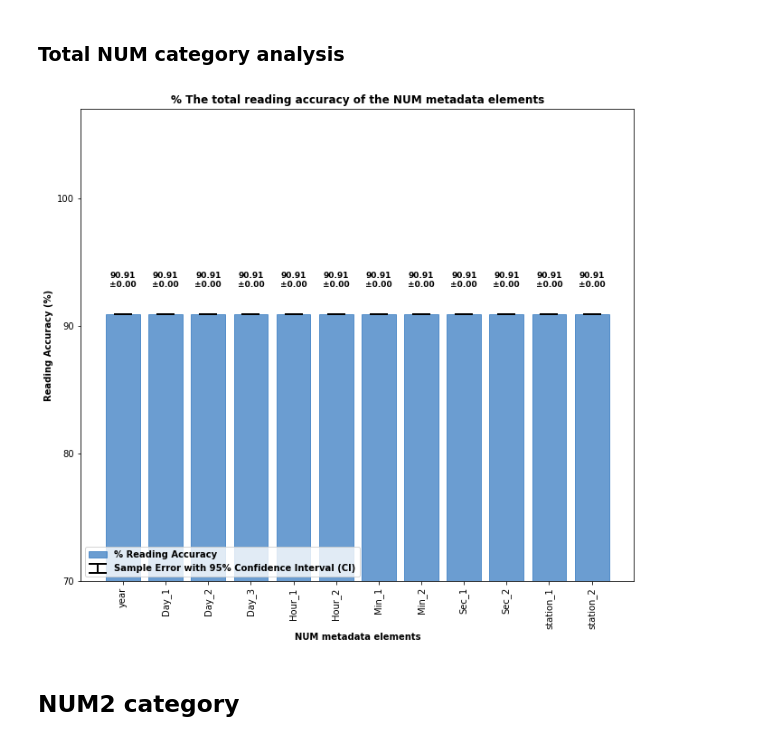
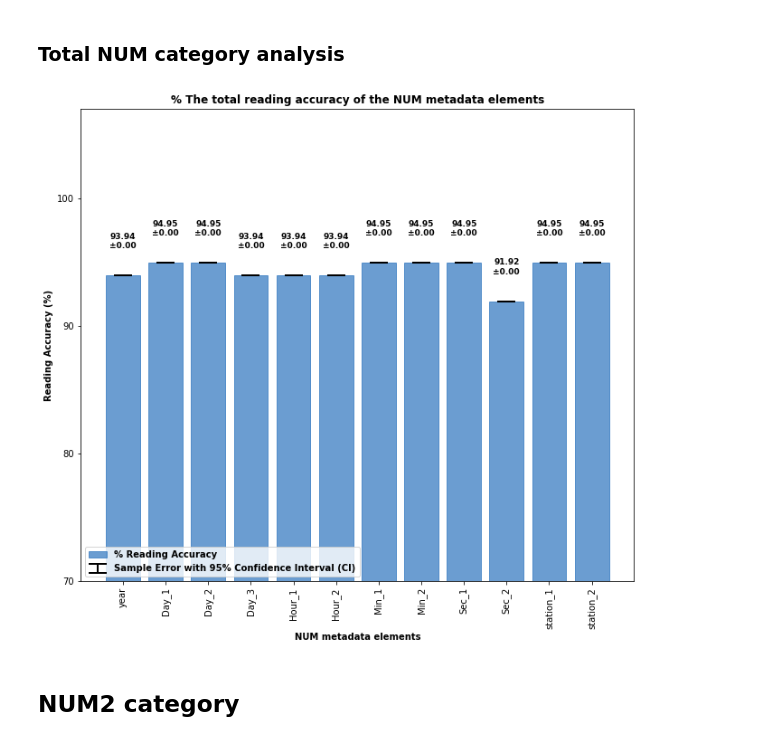
Before and after one commit to asc-csa/Alouette_ISIS_extract, a Jupyter notebook: code/C_Overall Metadata Reading Accuracy for Alouette-1.ipynb, the cells around one changed output. Cells and saved outputs as stored; diff of their text form; code cells hidden in the pictures.

```diff
--- a/code/C_Overall Metadata Reading Accuracy for Alouette-1.ipynb
+++ b/code/C_Overall Metadata Reading Accuracy for Alouette-1.ipynb
@@ -92,13 +18,0 @@ def analyze_batch(filename, batch_name, category_type, total_df): #x is for labe
-# %%
-def calculate_combined_accuracy(n_BATCH_I_images_correct, n_BATCH_I_sample,  n_BATCH_II_images_correct , n_BATCH_II_sample, sample_size):
-    combined_accuracy_data = []
-    categorical_columns = ['year','Day_1','Day_2','Day_3','Hour_1','Hour_2','Min_1',
-                       'Min_2','Sec_1','Sec_2','station_1','station_2']
-    z_score = 1.96
-    for i in range(len(categorical_columns)):
-        column = categorical_columns [i]
-        combined_accuracy = (n_BATCH_I_images_correct + n_BATCH_II_images_correct)/(n_BATCH_I_sample +  n_BATCH_II_sample)
-        combined_sample_error = np.sqrt(combined_accuracy*(1-combined_accuracy)/sample_size)
-        combined_confidence_interval = z_score*combined_sample_error
-        combined_accuracy_data.append((column, combined_accuracy* 100,combined_sample_error,  combined_confidence_interval))
-    return combined_accuracy_data
@@ -137,0 +94,12 @@ def plot_combined_accuracy(category_type, combined_accuracy):
+# %%
+def calculate_combined_accuracy(column_sums_I, column_sums_II, sample_size, total_batch_analyzed):
+    combined_accuracy_data = []
+    categorical_columns = ['year','Day_1','Day_2','Day_3','Hour_1','Hour_2','Min_1',
+                       'Min_2','Sec_1','Sec_2','station_1','station_2']
+    z_score = 1.96
+    for column in categorical_columns:
+        combined_accuracy = (column_sums_I[column] + column_sums_II[column])/ total_batch_analyzed
+        combined_sample_error = np.sqrt(combined_accuracy*(1-combined_accuracy)/sample_size)
+        combined_confidence_interval = z_score*combined_sample_error
+        combined_accuracy_data.append((column, combined_accuracy* 100,combined_sample_error,  combined_confidence_interval))
+    return combined_accuracy_data
@@ -180,0 +161,2 @@ Confidence Interval for the "station_2" element: 3.96
+# %%
+column_sums_I = analyze_batch ("L:/DATA/Alouette_I/BATCH_I_Run2/07_Accuracy/BatchI_QA.csv", 'Batch_I', 'NUM', total_df_I)
@@ -203,0 +184,2 @@ Confidence Interval for the "station_2" element: 7.52
+# %%
+column_sums_II = analyze_batch ("L:/DATA/Alouette_I/BATCH_II_Run2/07_MQA/Batch2_QA_num.csv", 'Batch_2', 'NUM',total_df_II)
@@ -204,11 +205,11 @@ Confidence Interval for the "station_2" element: 7.52
 # %% [markdown]
 ### Total NUM category analysis
-# %%
-sample_size = total_df_I + total_df_II
-combined_accuracy_data = calculate_combined_accuracy(n_BATCH_I_images_correct, n_BATCH_I_sample,  n_BATCH_II_images_correct , n_BATCH_II_sample, sample_size)
-plot_combined_accuracy('NUM', combined_accuracy_data)
-# %% [output]
-[figure, removed]
+# %%
+sample_size = total_df_I + total_df_II
+combined_accuracy_data = calculate_combined_accuracy(column_sums_I, column_sums_II, sample_size, 99)
+plot_combined_accuracy('NUM', combined_accuracy_data)
+# %% [output]
+[figure, added]
 # %% [markdown]
 ## NUM2 category
 # %%
```
Also changed, not shown: parts of 15 cells of this notebook.
